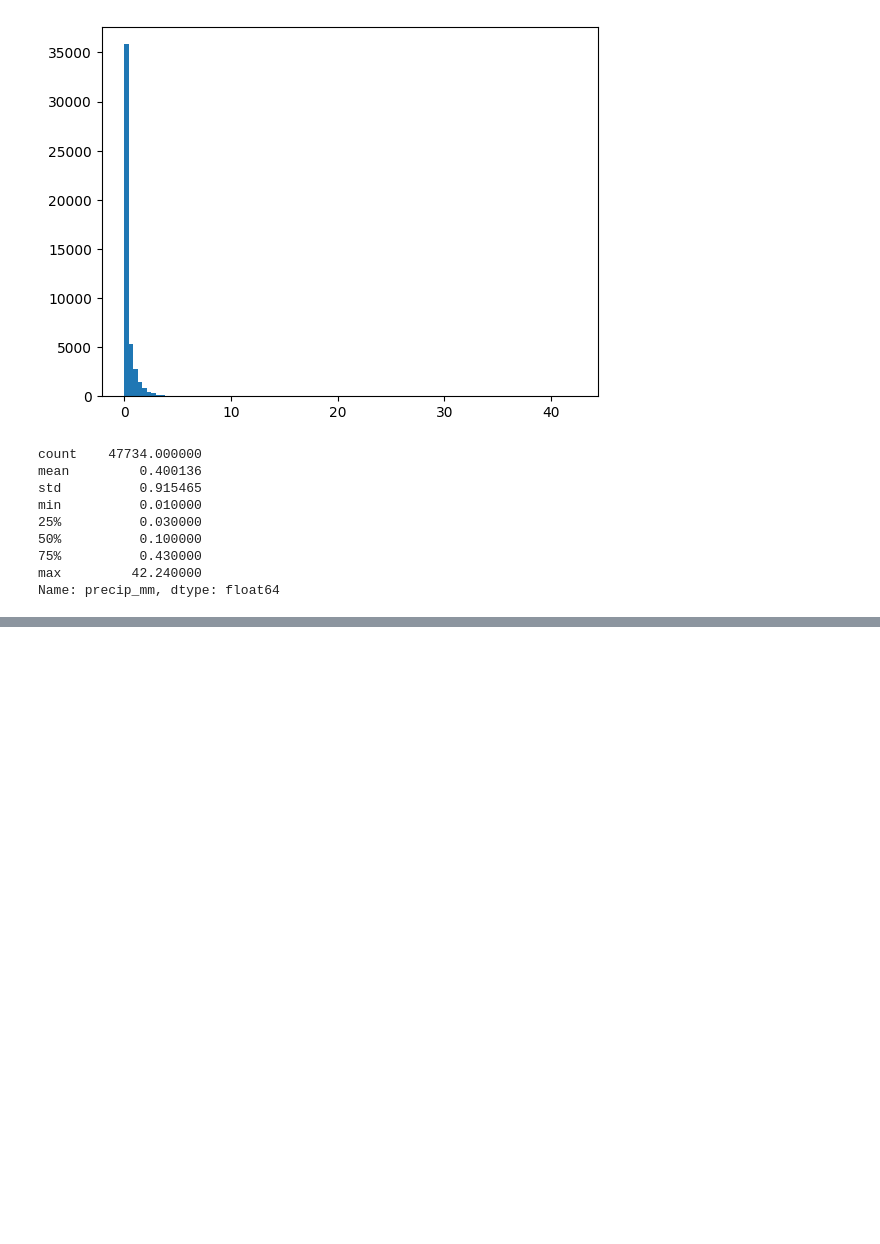
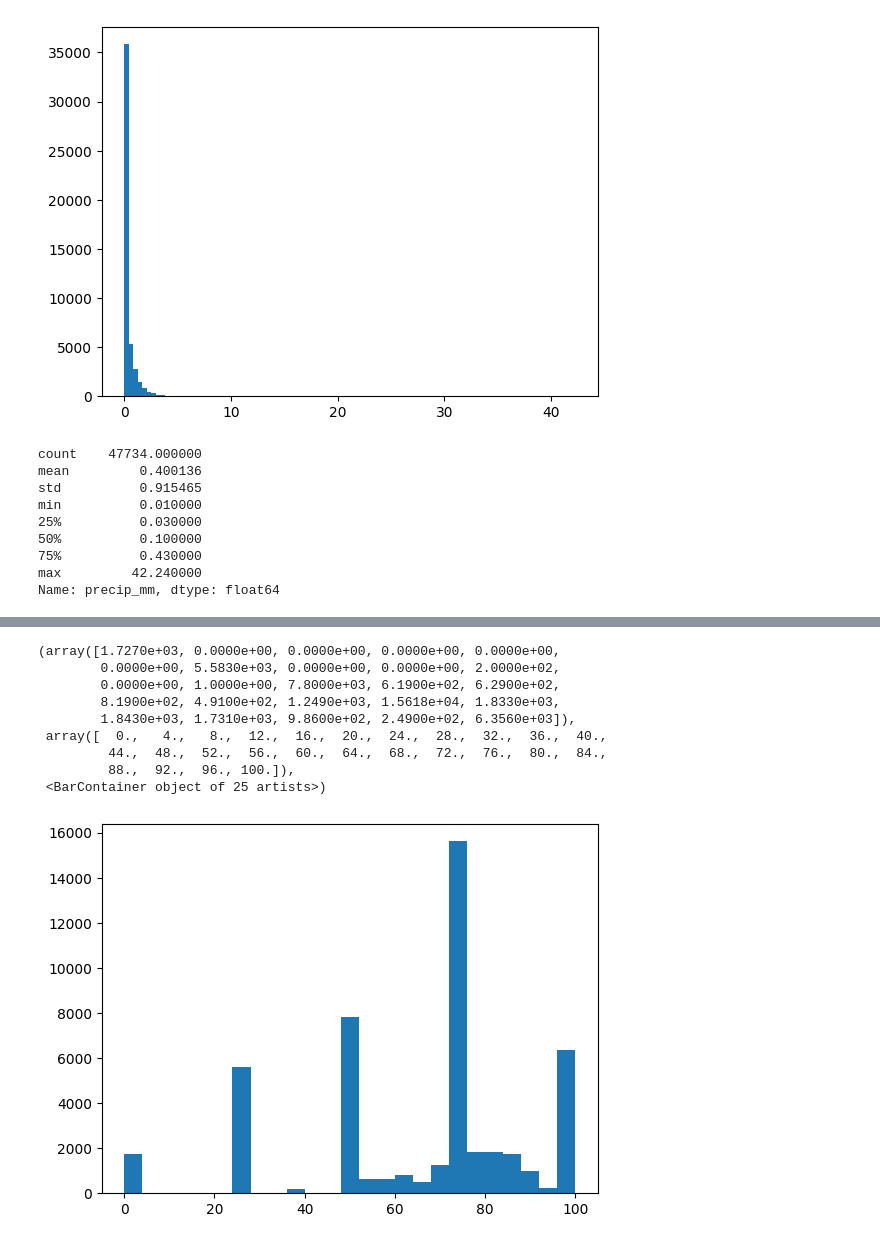
Before and after one commit to kgulbarg/Global-Weather-Forecasting, a Jupyter notebook: weather_forecast.ipynb, the cells around one changed output, grey strips where cells are left out. Saved outputs shown, nothing was run; the diff lists cells and outputs as text; code cells hidden in the pictures; blank space fills up the shorter version.

```diff
--- a/weather_forecast.ipynb
+++ b/weather_forecast.ipynb
@@ -831,0 +879,13 @@ Name: precip_mm, dtype: float64
+# %%
+plt.hist(df_rain['cloud'], bins=25)
+# %% [output]
+(array([1.7270e+03, 0.0000e+00, 0.0000e+00, 0.0000e+00, 0.0000e+00,
+        0.0000e+00, 5.5830e+03, 0.0000e+00, 0.0000e+00, 2.0000e+02,
+        0.0000e+00, 1.0000e+00, 7.8000e+03, 6.1900e+02, 6.2900e+02,
+        8.1900e+02, 4.9100e+02, 1.2490e+03, 1.5618e+04, 1.8330e+03,
+        1.8430e+03, 1.7310e+03, 9.8600e+02, 2.4900e+02, 6.3560e+03]),
+ array([  0.,   4.,   8.,  12.,  16.,  20.,  24.,  28.,  32.,  36.,  40.,
+         44.,  48.,  52.,  56.,  60.,  64.,  68.,  72.,  76.,  80.,  84.,
+         88.,  92.,  96., 100.]),
+ <BarContainer object of 25 artists>)
+[figure, added]
```
Also changed, not shown: parts of 16 cells of this notebook.
